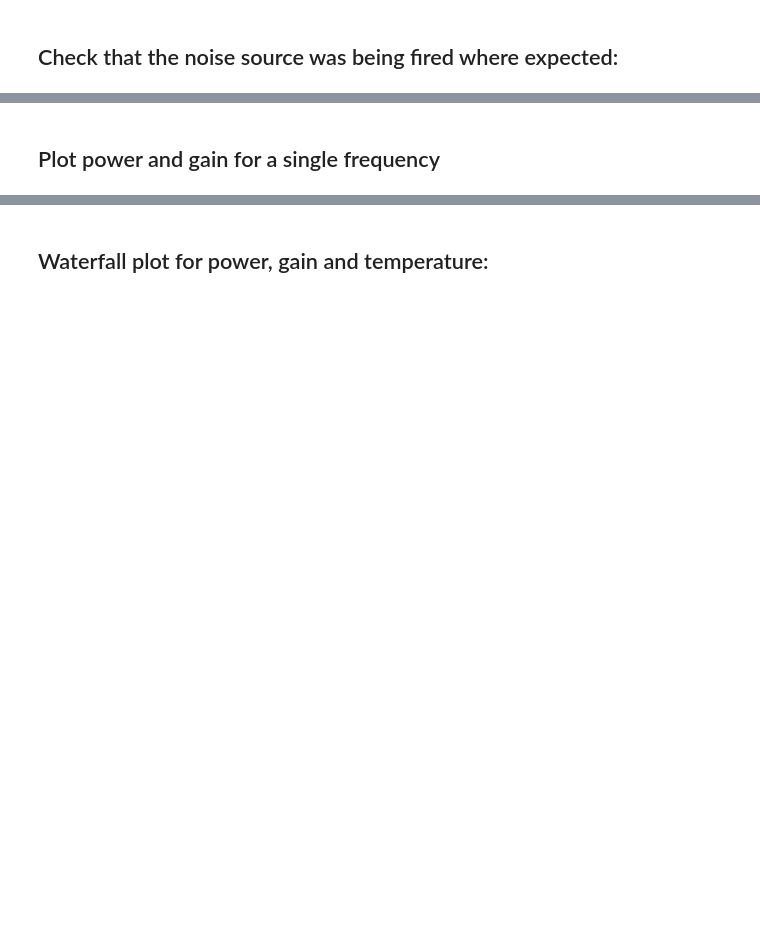
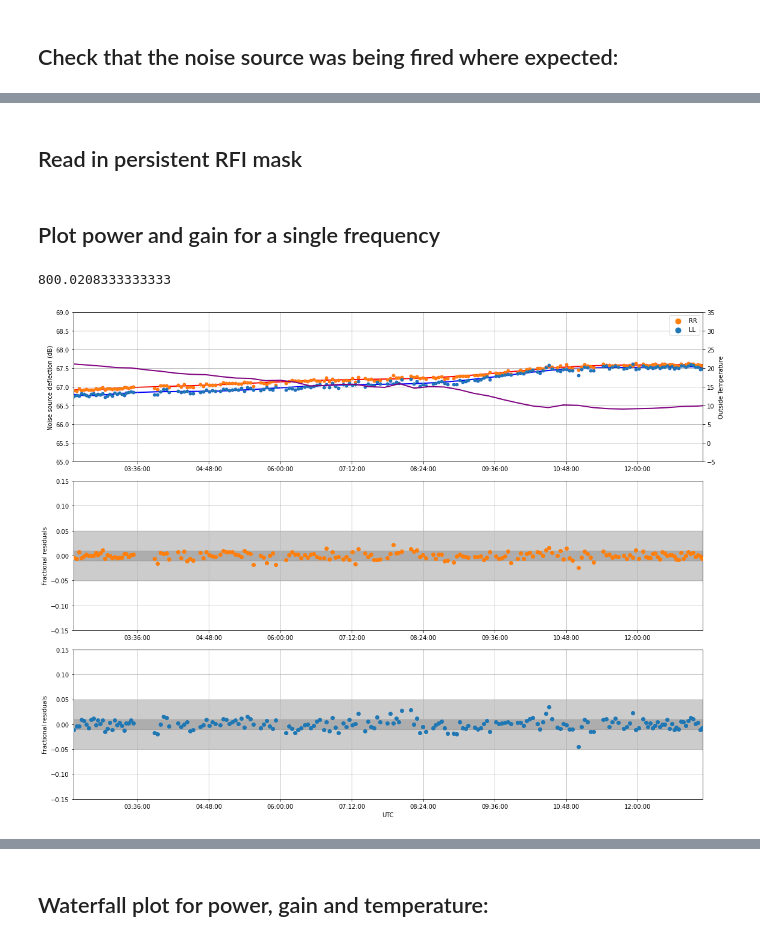
Before and after one commit to aordog/dva_pipeline, a Jupyter notebook: dva_noisesrc_gain_correction.ipynb, the cells around one changed output, grey strips where cells are left out. Cells and saved outputs as stored; diff of their text form; code cells hidden in the pictures; blank space fills up the shorter version.

```diff
--- a/dva_noisesrc_gain_correction.ipynb
+++ b/dva_noisesrc_gain_correction.ipynb
@@ -184,7 +284,7 @@ i = 0
 t_weath = []
 temp_C = []
 
-with open("/srv/data/dva/weather_survey_phase1.txt") as fp:
+with open('/srv/data/dva/weather_data/weather_survey_phase'+phase+'.txt') as fp:
     for line in fp:
         t_weath.append(str( line.split()[2]+'-'+month_to_num(line.split()[1])+'-'+line.split()[0]+
                   'T'+line.split()[3]))
@@ -338,2 +748,63 @@ for i in range(0,len(freq)):
+# %% [markdown]
+## Read in persistent RFI mask
+# %%
+i = 0
+RFI_mask_idx = []
+with open('/srv/data/dva/RFIpersist_mask/RFIpersist_mask.txt') as fp:
+    for line in fp:
+        if i>0:
+            #print(line)
+            RFI_mask_idx.append(int(line.split()[0]))
+        i=i+1
 # %% [markdown]
 ## Plot power and gain for a single frequency
+# %%
+fplot = 800
+df = freq[1]-freq[0]
+wf = np.where(abs(freq-fplot)<df/2)[0][0]
+print(freq[wf])
+
+fig1, axs = plt.subplots(3,1,figsize=(16,12))
+
+axs[0].scatter(t_noise,10*np.log10(RR_dnoise_arr[:,wf]),s=20,color='red')
+axs[0].scatter(t_noise,10*np.log10(RR_dnoise_fix[:,wf]),s=20,color='C1',label='RR',zorder=10)
+axs[0].scatter(t_noise,10*np.log10(LL_dnoise_arr[:,wf]),s=20,color='blue')
+axs[0].scatter(t_noise,10*np.log10(LL_dnoise_fix[:,wf]),s=20,color='C0',label='LL',zorder=10)
+axs[0].plot(t_set_plt,10*np.log10(LL_fit[:,wf]),color='blue',linewidth=2,zorder=0)
+axs[0].plot(t_set_plt,10*np.log10(RR_fit[:,wf]),color='red',linewidth=2,zorder=0)
+axs[0].set_ylim(65,69)
+axs[0].set_ylabel('Noise source deflection (dB)')
+axs[0].legend(markerscale=2)
+
+ax2 = axs[0].twinx()
+ax2.plot(t_weath_plt,temp_C,color='purple',linewidth=2)
+ax2.set_ylim(-5,35)
+ax2.set_ylabel('Outside Temperature')
+
+axs[1].scatter(t_noise,(RR_dnoise_fix[:,wf]-RR_fit_noise_pt[:,wf])/RR_dnoise_fix[:,wf],
+               color='C1',zorder=10)
+axs[1].set_ylim(-0.15,0.15)
+axs[1].fill_between(t_set_plt,-0.05,0.05,zorder=0,color='grey',alpha=0.4)
+axs[1].fill_between(t_set_plt,-0.01,0.01,zorder=1,color='grey',alpha=0.4)
+axs[1].set_ylabel('Fractional residuals')
+
+axs[2].scatter(t_noise,(LL_dnoise_fix[:,wf]-LL_fit_noise_pt[:,wf])/LL_dnoise_fix[:,wf],
+               color='C0',zorder=10)
+axs[2].set_ylim(-0.15,0.15)
+axs[2].fill_between(t_set_plt,-0.05,0.05,zorder=0,color='grey',alpha=0.4)
+axs[2].fill_between(t_set_plt,-0.01,0.01,zorder=1,color='grey',alpha=0.4)
+axs[2].set_ylabel('Fractional residuals')
+
+
+for i in range(0,3):
+    axs[i].xaxis.set_major_formatter(mdates.DateFormatter('%H:%M:%S'))
+    axs[i].fmt_xdata = mdates.DateFormatter('%H:%M:%S')
+    axs[i].set_xlim(raster1_start_mjd[0],raster2_stop_mjd[-1])
+    axs[i].grid()
+axs[2].set_xlabel('UTC')
+
+plt.tight_layout()
+plt.savefig('../DVA_PLOTS/noise_gain_corr/noise_deflection_fits_800MHz_phase'+phase+'_day'+day+'.png')
+# %% [output]
+800.0208333333333
+[figure, added]
```
Also changed, not shown: parts of 33 cells of this notebook.
